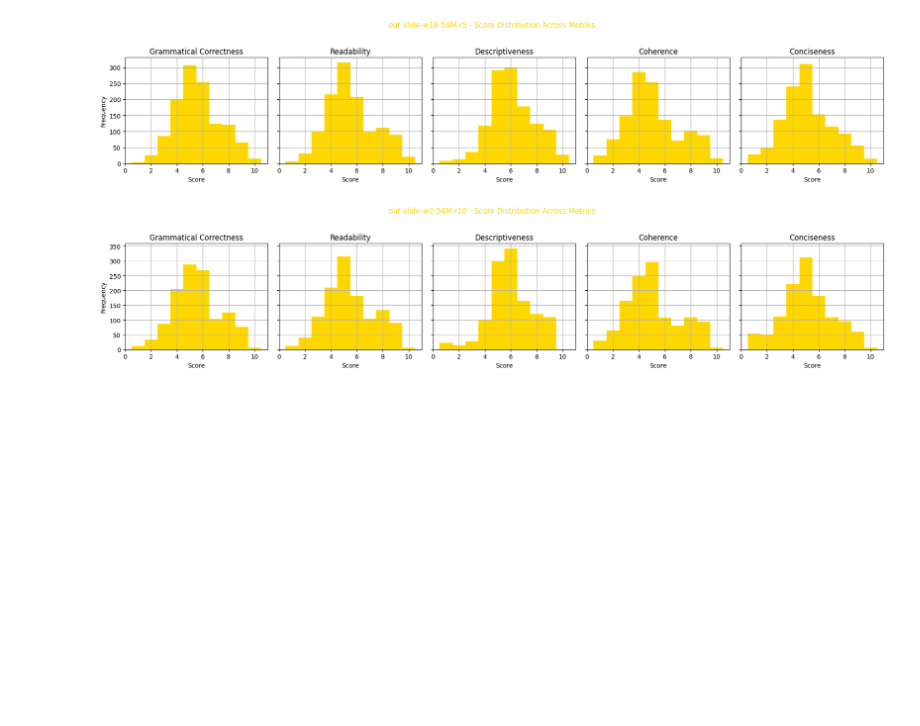
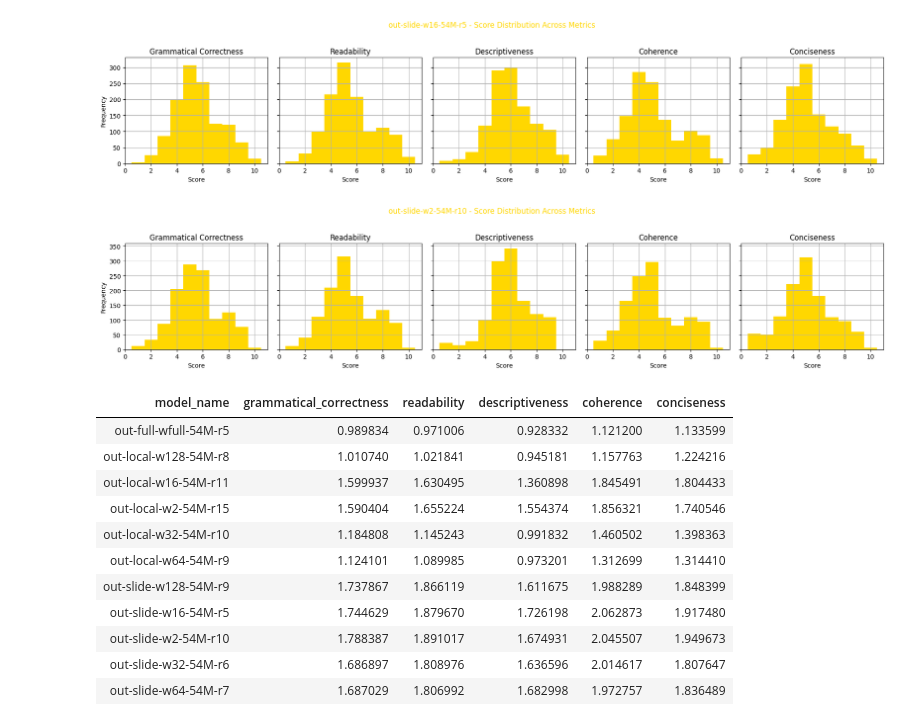
Before and after one commit to Danvictorgithub/gpt-evaluation, a Jupyter notebook: main.ipynb, the cells around one changed output. Cells and saved outputs as stored; diff of their text form; code cells hidden in the pictures; blank space fills up the shorter version.

```diff
--- a/main.ipynb
+++ b/main.ipynb
@@ -279,3 +279,27 @@ for model in sorted_models:
 [figure]
 [figure]
 [figure]
+# %%
+# Calculate mean and standard deviation for each metric per model
+metrics = ['grammatical_correctness', 'readability', 'descriptiveness', 'coherence', 'conciseness']
+
+# Mean
+mean_table = gpt_evaluations_sampled.groupby('model_name')[metrics].mean().reset_index()
+# Standard deviation
+std_table = gpt_evaluations_sampled.groupby('model_name')[metrics].std().reset_index()
+
+# Display standard deviation table
+display(std_table.style.hide(axis="index"))
+# %% [output]
+| model_name | grammatical_correctness | readability | descriptiveness | coherence | conciseness |
+| out-full-wfull-54M-r5 | 0.989834 | 0.971006 | 0.928332 | 1.121200 | 1.133599 |
+| out-local-w128-54M-r8 | 1.010740 | 1.021841 | 0.945181 | 1.157763 | 1.224216 |
+| out-local-w16-54M-r11 | 1.599937 | 1.630495 | 1.360898 | 1.845491 | 1.804433 |
+| out-local-w2-54M-r15 | 1.590404 | 1.655224 | 1.554374 | 1.856321 | 1.740546 |
+| out-local-w32-54M-r10 | 1.184808 | 1.145243 | 0.991832 | 1.460502 | 1.398363 |
+| out-local-w64-54M-r9 | 1.124101 | 1.089985 | 0.973201 | 1.312699 | 1.314410 |
+| out-slide-w128-54M-r9 | 1.737867 | 1.866119 | 1.611675 | 1.988289 | 1.848399 |
+| out-slide-w16-54M-r5 | 1.744629 | 1.879670 | 1.726198 | 2.062873 | 1.917480 |
+| out-slide-w2-54M-r10 | 1.788387 | 1.891017 | 1.674931 | 2.045507 | 1.949673 |
+| out-slide-w32-54M-r6 | 1.686897 | 1.808976 | 1.636596 | 2.014617 | 1.807647 |
+| out-slide-w64-54M-r7 | 1.687029 | 1.806992 | 1.682998 | 1.972757 | 1.836489 |
```
Also changed, not shown: parts of 4 cells of this notebook.
